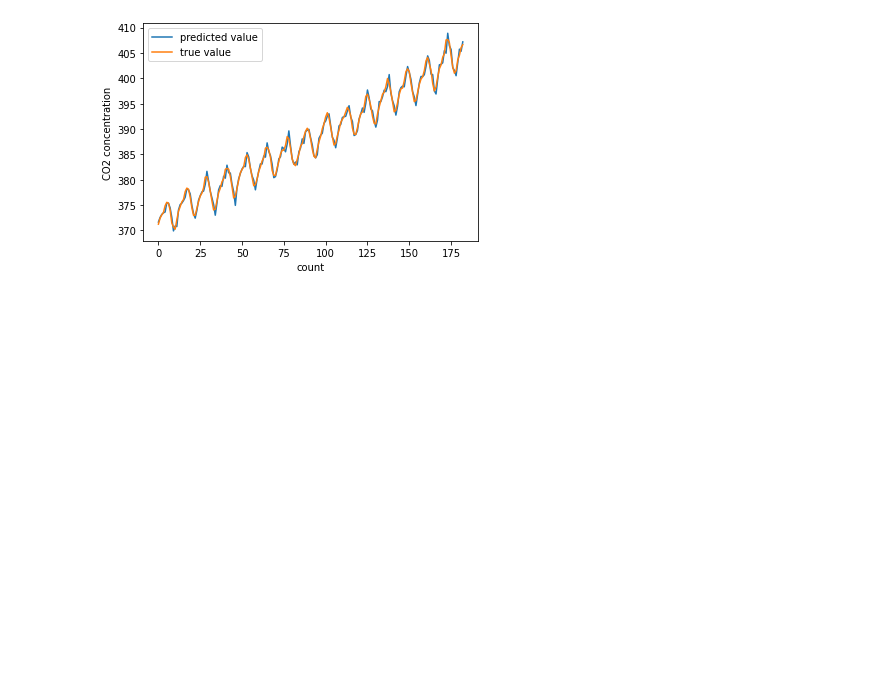
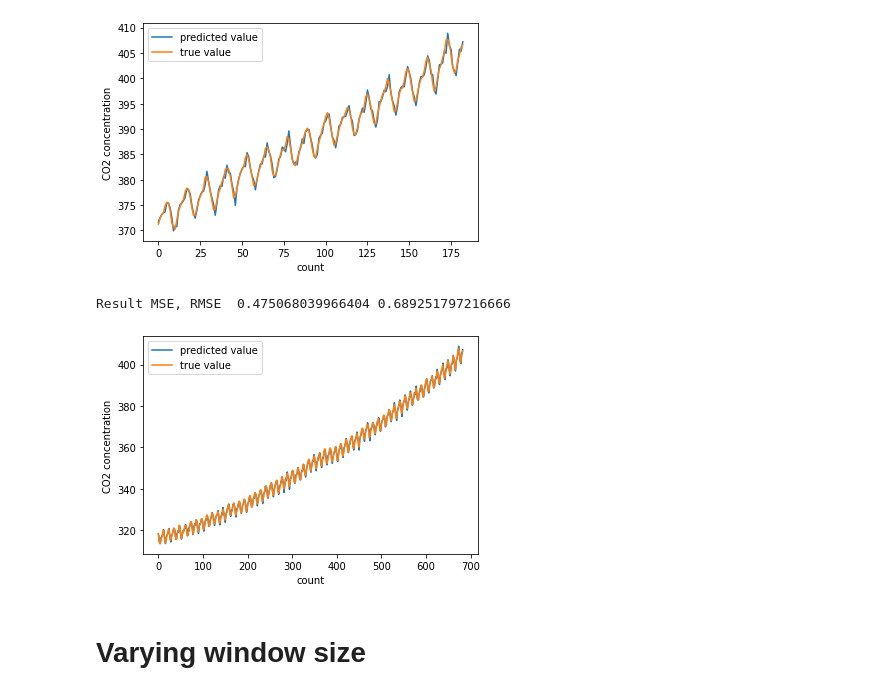
Before and after one commit to MunjungKim/ridge_regression, a Jupyter notebook: MATH532_HW1.ipynb, the cells around one changed output. Drawn from its saved outputs; the diff is of its cells as text; code cells hidden in the pictures; blank space fills up the shorter version.

Commit message:
add window dependence

```diff
--- a/MATH532_HW1.ipynb
+++ b/MATH532_HW1.ipynb
@@ -49,5 +57,3 @@ print(Y[1])
 # %%
-X_i = X[1:,:]
-Y_i = Y[1:,:]
-print(X_i.shape)
+print(Y.shape)
 # %% [output]
@@ -305,14 +258,14 @@ plt.show()
 
 #### 시각적으로 보기 좋게 하기 위해 다시 test 진행
 # %%
-X_train = X_i[:500, :]
-X_test = X_i[500:, :]
-Y_train = Y_i[:500]
-Y_test = Y_i[500:]
+X_train = X[:500, :]
+X_test = X[500:, :]
+Y_train = Y[:500]
+Y_test = Y[500:]
 # %%
 X_std = np.zeros(shape=(X_train.shape[0],X_train.shape[1]))
 
 X_std, X_mean = standard(X_train)
 
-beta_ridge, beta_0 = solve(X_std, Y_train)
+beta_ridge, beta_0 = solve(X_std, Y_train, 0.1)
 # %%
@@ -356,3 +299,24 @@ plt.legend()
 plt.show()
 # %% [output]
 [figure]
+# %%
+# 전체 데이터에 대해서 prediction
+
+X_total = X - np.transpose(X_mean)
+Y_total_pred = np.matmul(X_total, beta_ridge)+beta_0
+
+mse = mean_squared_error(Y, Y_total_pred)
+print("Result MSE, RMSE ",mse, np.sqrt(mse))
+
+count = np.array(range(Y_total_pred.shape[0]))
+plt.plot(count, Y_total_pred, label='predicted value')
+plt.xlabel('count')
+plt.ylabel('CO2 concentration')
+plt.plot(count, Y, label='true value')
+plt.legend()
+plt.show()
+# %% [output]
+Result MSE, RMSE  0.475068039966404 0.689251797216666
+[figure, added]
+# %% [markdown]
+# Varying window size
```
Also changed, not shown: parts of 18 cells of this notebook.
